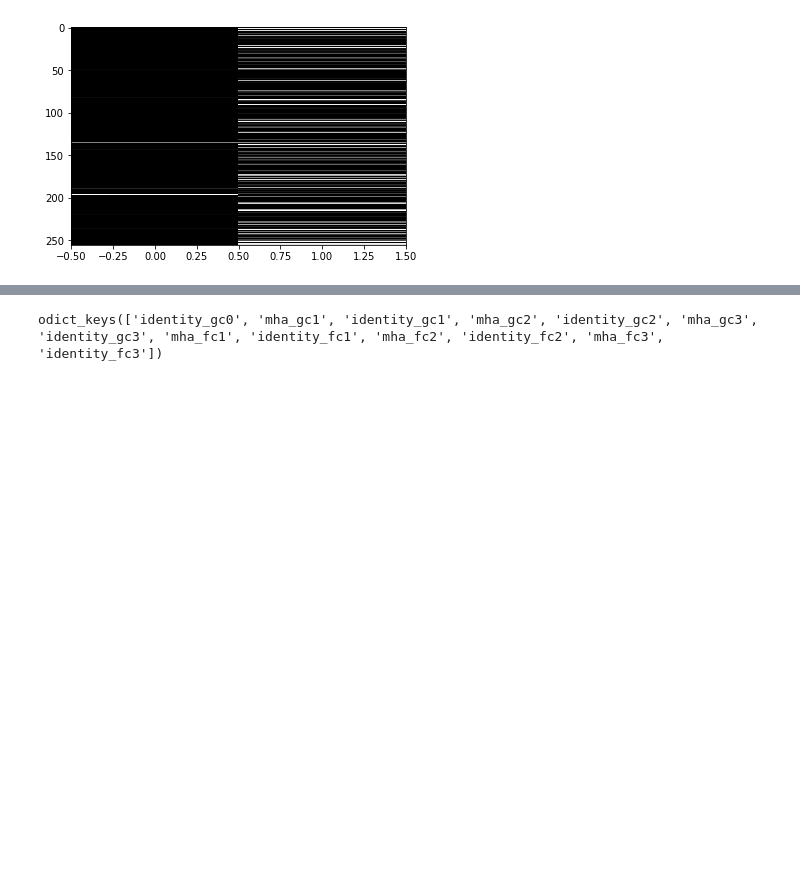
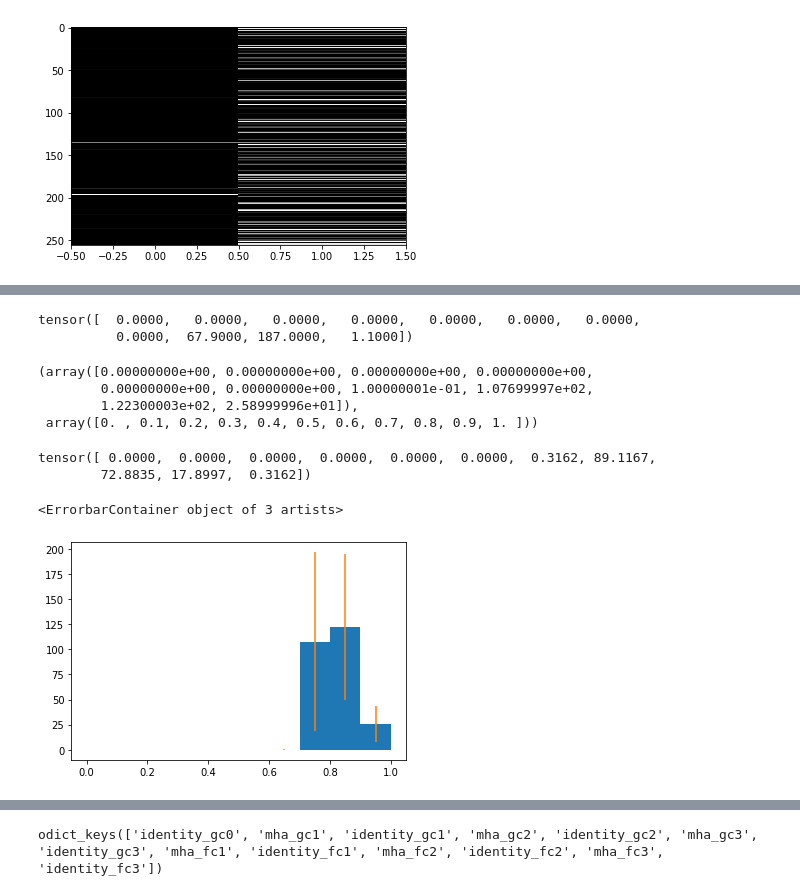
Before and after one commit to fcorencoret/dynamic-rn, a Jupyter notebook: visualizaciones.ipynb, the cells around one changed output, grey strips where cells are left out. Saved outputs shown, nothing was run; the diff lists cells and outputs as text; code cells hidden in the pictures; blank space fills up the shorter version.

```diff
--- a/visualizaciones.ipynb
+++ b/visualizaciones.ipynb
@@ -321,0 +416,30 @@ for qtype in tqdm(qtypes):
+# %%
+metrics = get_all_metrics(all_res, identity_keys, mha_keys)
+# %%
+metrics['metrics_per_qtype']['count']['mha_gc1']['histograms_mean']
+# %% [output]
+tensor([  0.0000,   0.0000,   0.0000,   0.0000,   0.0000,   0.0000,   0.0000,
+          0.0000,  67.9000, 187.0000,   1.1000])
+# %%
+n, bins
+# %% [output]
+(array([0.00000000e+00, 0.00000000e+00, 0.00000000e+00, 0.00000000e+00,
+        0.00000000e+00, 0.00000000e+00, 1.00000001e-01, 1.07699997e+02,
+        1.22300003e+02, 2.58999996e+01]),
+ array([0. , 0.1, 0.2, 0.3, 0.4, 0.5, 0.6, 0.7, 0.8, 0.9, 1. ]))
+# %%
+metrics['metrics_per_qtype']['exist']['mha_gc3']['histograms_std']
+# %% [output]
+tensor([ 0.0000,  0.0000,  0.0000,  0.0000,  0.0000,  0.0000,  0.3162, 89.1167,
+        72.8835, 17.8997,  0.3162])
+# %%
+n, bins, _ = plt.hist(
+    np.linspace(0, 1, 11),
+    weights=metrics['metrics_per_qtype']['exist']['mha_gc3']['histograms_mean'],
+    # yerr=metrics['metrics_per_qtype']['exist']['mha_gc3']['histograms_std'],
+)
+mid = 0.5 * (bins[1:] + bins[:-1])
+plt.errorbar(mid, n, yerr=metrics['metrics_per_qtype']['exist']['mha_gc3']['histograms_std'][:-1], fmt='none')
+# %% [output]
+<ErrorbarContainer object of 3 artists>
+[figure, added]
```
Also changed, not shown: parts of 37 cells of this notebook, 4 other files.
